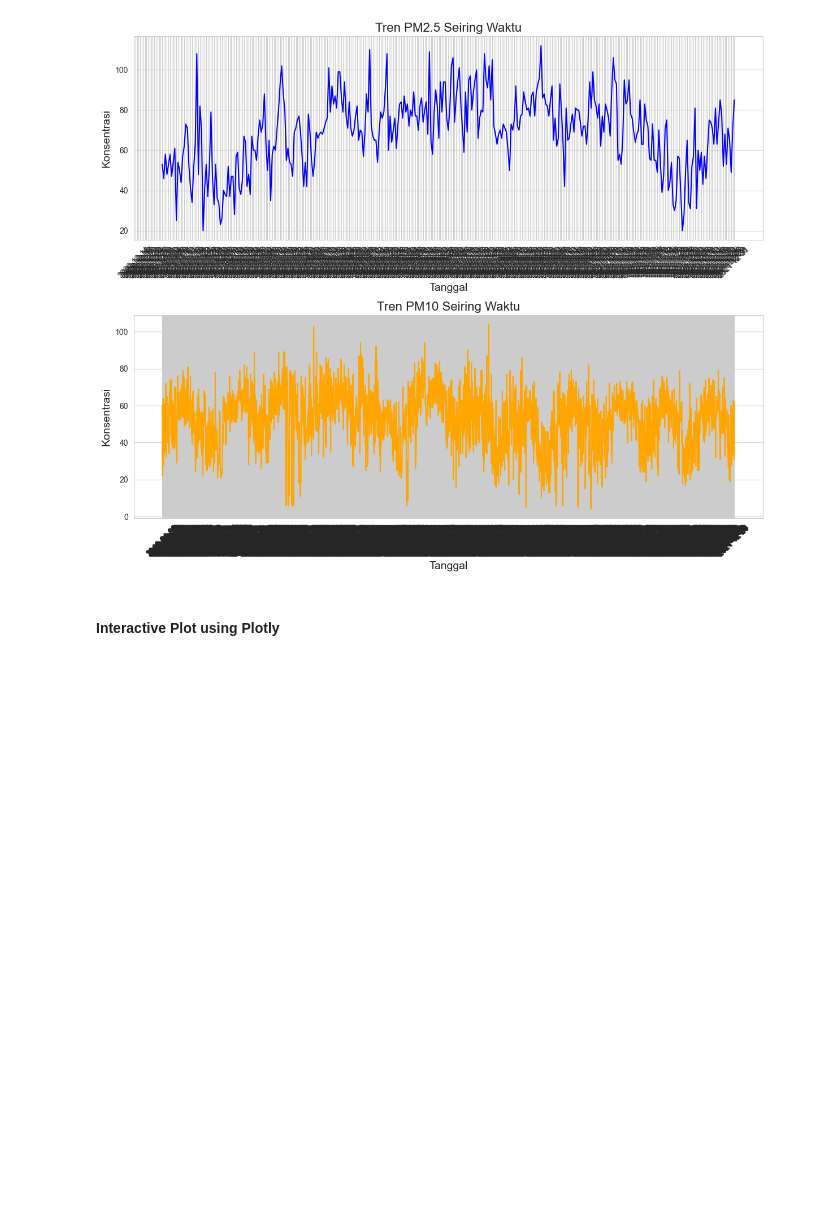
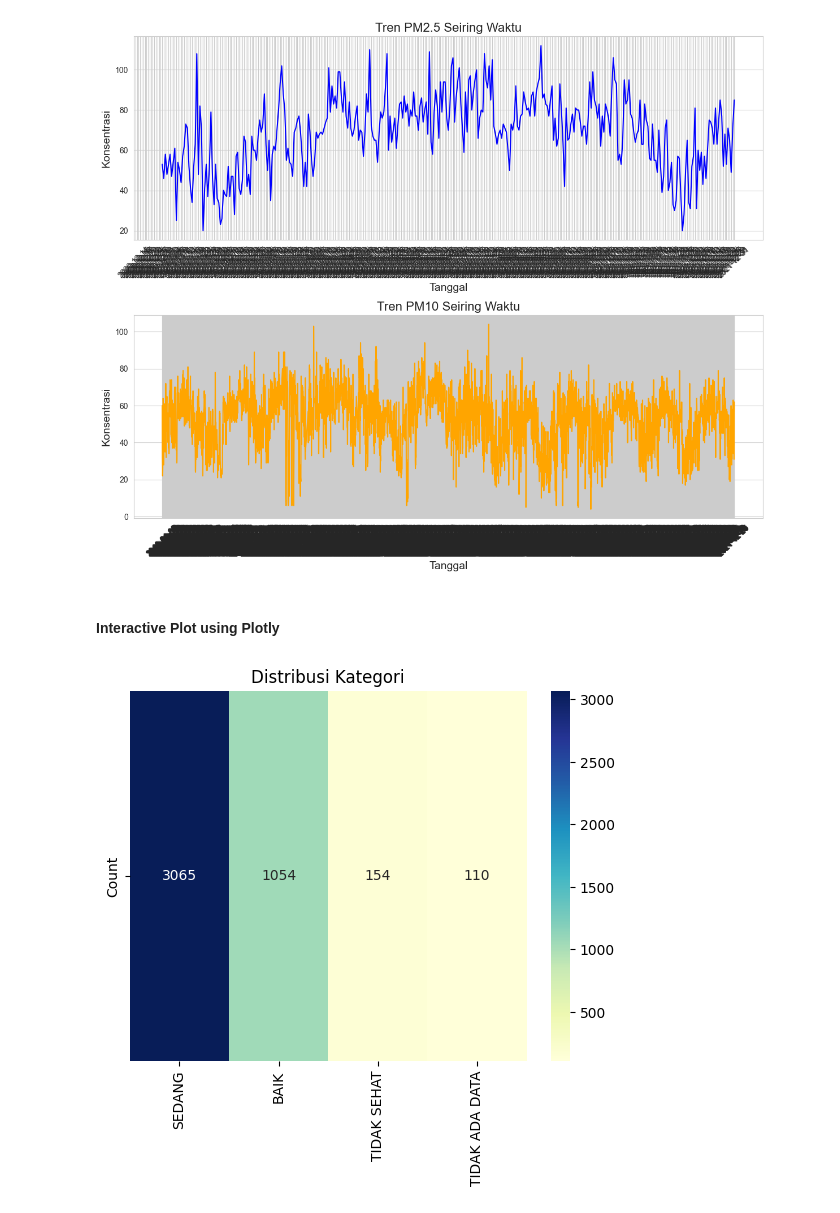
Before and after one commit to MukhlisMaulanaA/data-analytics-python, a Jupyter notebook: index.ipynb, the cells around one changed output. Saved outputs shown, nothing was run; the diff lists cells and outputs as text; code cells hidden in the pictures; blank space fills up the shorter version.

```diff
--- a/index.ipynb
+++ b/index.ipynb
@@ -237,3 +238,15 @@ fig.show()
 fig = px.scatter_3d(df, x='pm10', y='pm25', z='co', color='categori',
                     title='Visualisasi 3D Polutan Udara')
 fig.show()
+# %%
+import seaborn as sns
+import matplotlib.pyplot as plt
+
+# Contoh visualisasi heatmap berdasarkan kategori
+category_counts = df['categori'].value_counts()
+sns.heatmap(category_counts.values.reshape(1, -1), annot=True, fmt="d", cmap="YlGnBu",
+            xticklabels=category_counts.index, yticklabels=['Count'])
+plt.title('Distribusi Kategori')
+plt.show()
+# %% [output]
+[figure, added]
```
Also changed, not shown: parts of 1 cell of this notebook.
